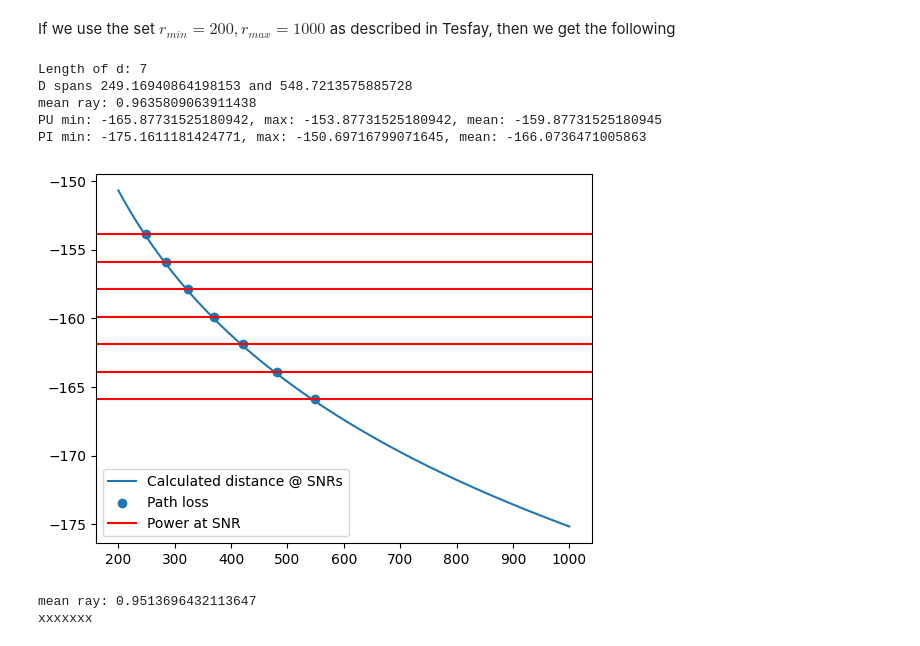
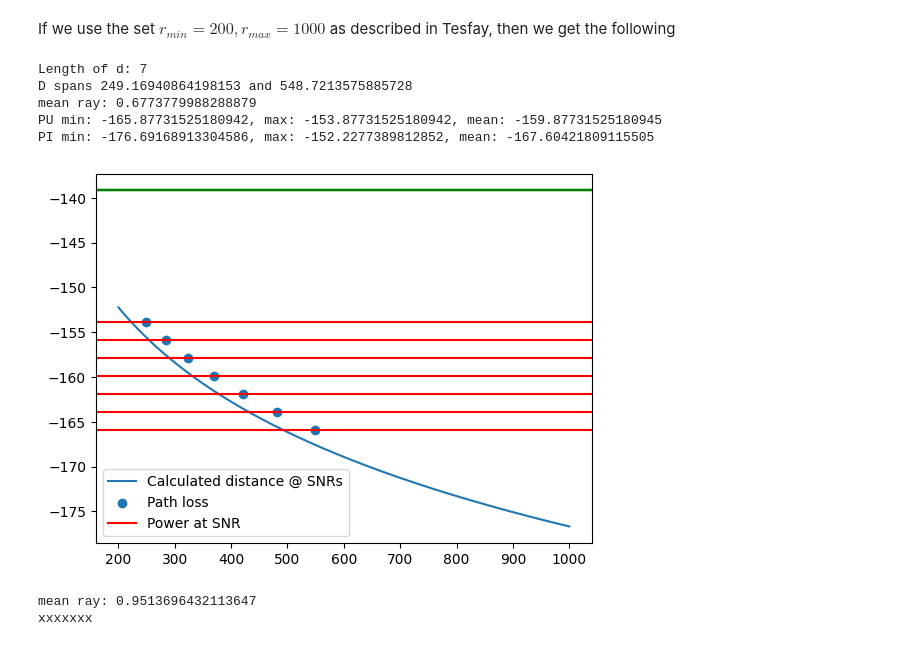
Before and after one commit to CKjaer/ml-lora-communication, a Jupyter notebook: ser_includes/SignalCalculations.ipynb, the cells around one changed output. Drawn from its saved outputs; the diff is of its cells as text; code cells hidden in the pictures.

```diff
--- a/ser_includes/SignalCalculations.ipynb
+++ b/ser_includes/SignalCalculations.ipynb
@@ -87,10 +93,10 @@ def calcPSfromD(d, eta, ray_scale:bool, tp, v:bool = False):
     dist_loss = np.power(d, -eta)
     Ps = dist_loss * tp
     if ray_scale:
-        Ps = Ps * ray**2
+        Ps = Ps #* ray**2
     else:
-        Ps = Ps * np.mean(ray**2)
-    print(f"mean ray: {np.mean(ray**2)}")
+        Ps = Ps #* np.median(ray**2)
+    print(f"mean ray: {np.median(ray**2)}")
     if v:
         print(f"Length of Ps: {len(Ps)}")
         print(f"Ps spans {np.min(Ps)} and {np.max(Ps)}")
@@ -107,7 +113,7 @@ for i, snr in enumerate(SNR):
     print(f"SNR: {snr}, Ps: {calcTodB(Ps[i])}, SNR: {calcTodB(Ps[i]/PN0):.2f} distance: {d[i]}")
 
 ray_test = getRayleighSamples(int(1e5), v = True)
-print(np.mean(ray_test**2))
+print(np.median(ray_test**2))
 # %% [output]
 Length of Ps: 7
 Ps spans 2.5838570015451924e-17 and 4.09513737204196e-16
@@ -130,27 +136,28 @@ If we use the set $r_{min} = 200, r_{max} = 1000$ as described in Tesfay, then w
 # %%
 def plot(d_in, Ps_in, eta, transmit_power, SNR, rmin, rmax, ray_scale:bool = False):
     distance = np.linspace(rmin, rmax, 1000)
     Ps = calcPSfromD(distance, eta, ray_scale, transmit_power)
     plt.plot(distance, calcTodB(Ps))
     plt.scatter(d_in, calcTodB(Ps_in))
     for i in range(len(SNR)):
         plt.axhline(calcTodB(Ps_in[i]), color='r')
+        plt.axhline(-(120.5+37.6*np.log10(500/1000)+30), color='g')
     print(f"PU min: {np.min(calcTodB(Ps_in))}, max: {np.max(calcTodB(Ps_in))}, mean: {np.mean(calcTodB(Ps_in))}")
     print(f"PI min: {np.min(calcTodB(Ps))}, max: {np.max(calcTodB(Ps))}, mean: {np.mean(calcTodB(Ps))}")
 
     plt.legend(["Calculated distance @ SNRs","Path loss", "Power at SNR"])
     plt.show()
 
 tp = calcFromdB(-70) # [W]
 d = calcDfromPs(Ps, eta, tp, v = True)
 plot(d, Ps, eta, tp, SNR, 200, 1000, False)
 # %% [output]
 Length of d: 7
 D spans 249.16940864198153 and 548.7213575885728
-mean ray: 0.9635809063911438
+mean ray: 0.6773779988288879
 PU min: -165.87731525180942, max: -153.87731525180942, mean: -159.87731525180945
-PI min: -175.1611181424771, max: -150.69716799071645, mean: -166.0736471005863
+PI min: -176.69168913304586, max: -152.2277389812852, mean: -167.60421809115505
-[figure, old version]
+[figure, new version]
 # %%
 N = int(1.5e3)
 offset = 0
```
Also changed, not shown: parts of 2 cells of this notebook.
